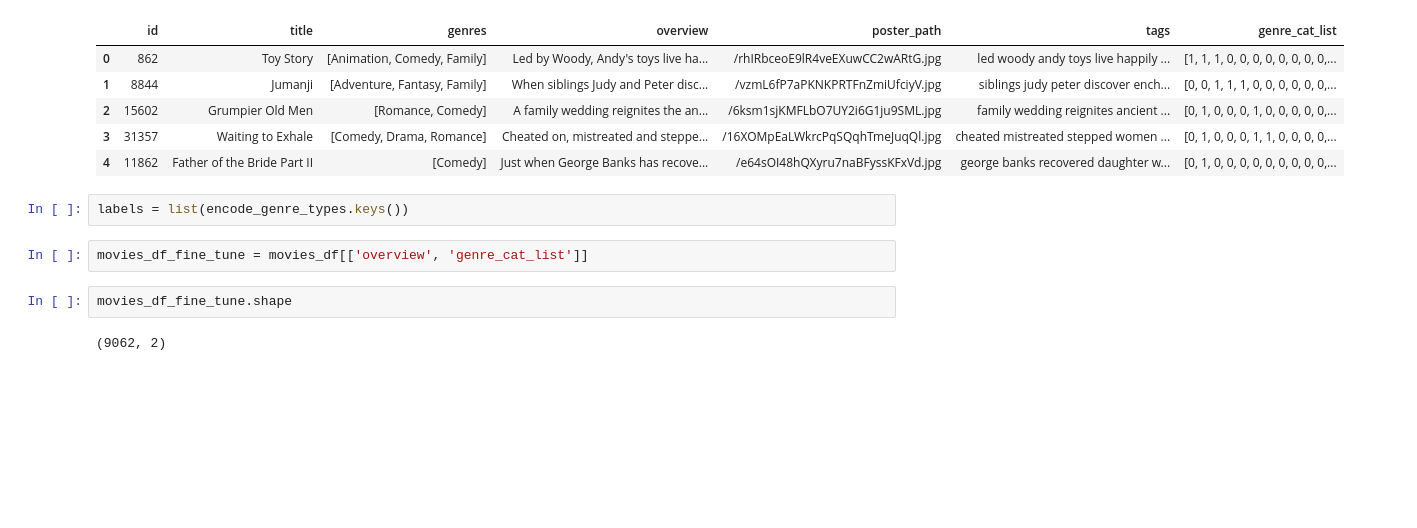
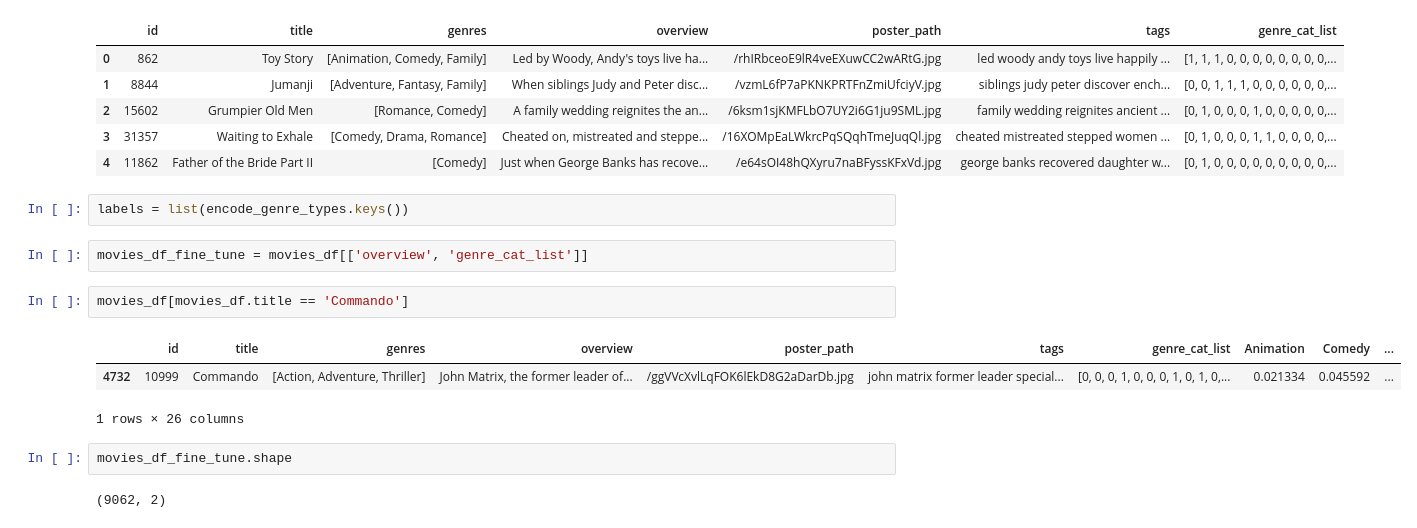
Before and after one commit to gauravr1993/Movie-Recommendation-System, a Jupyter notebook: Recommender_System_Final.ipynb, the cells around one changed output. Saved outputs shown, nothing was run; the diff lists cells and outputs as text; blank space fills up the shorter version.

```diff
--- a/Recommender_System_Final.ipynb
+++ b/Recommender_System_Final.ipynb
@@ -381,6 +413,12 @@ movies_df.head()
 labels = list(encode_genre_types.keys())
 # %%
 movies_df_fine_tune = movies_df[['overview', 'genre_cat_list']]
+# %%
+movies_df[movies_df.title == 'Commando']
+# %% [output]
+|  | id | title | genres | overview | poster_path | tags | genre_cat_list | Animation | Comedy | ... |
+| 4732 | 10999 | Commando | [Action, Adventure, Thriller] | John Matrix, the former leader of... | /ggVVcXvlLqFOK6lEkD8G2aDarDb.jpg | john matrix former leader special... | [0, 0, 0, 1, 0, 0, 0, 1, 0, 1, 0,... | 0.021334 | 0.045592 | ... |
+1 rows × 26 columns
 # %%
 movies_df_fine_tune.shape
 # %% [output]
```
Also changed, not shown: parts of 11 cells of this notebook, 1 other file.
